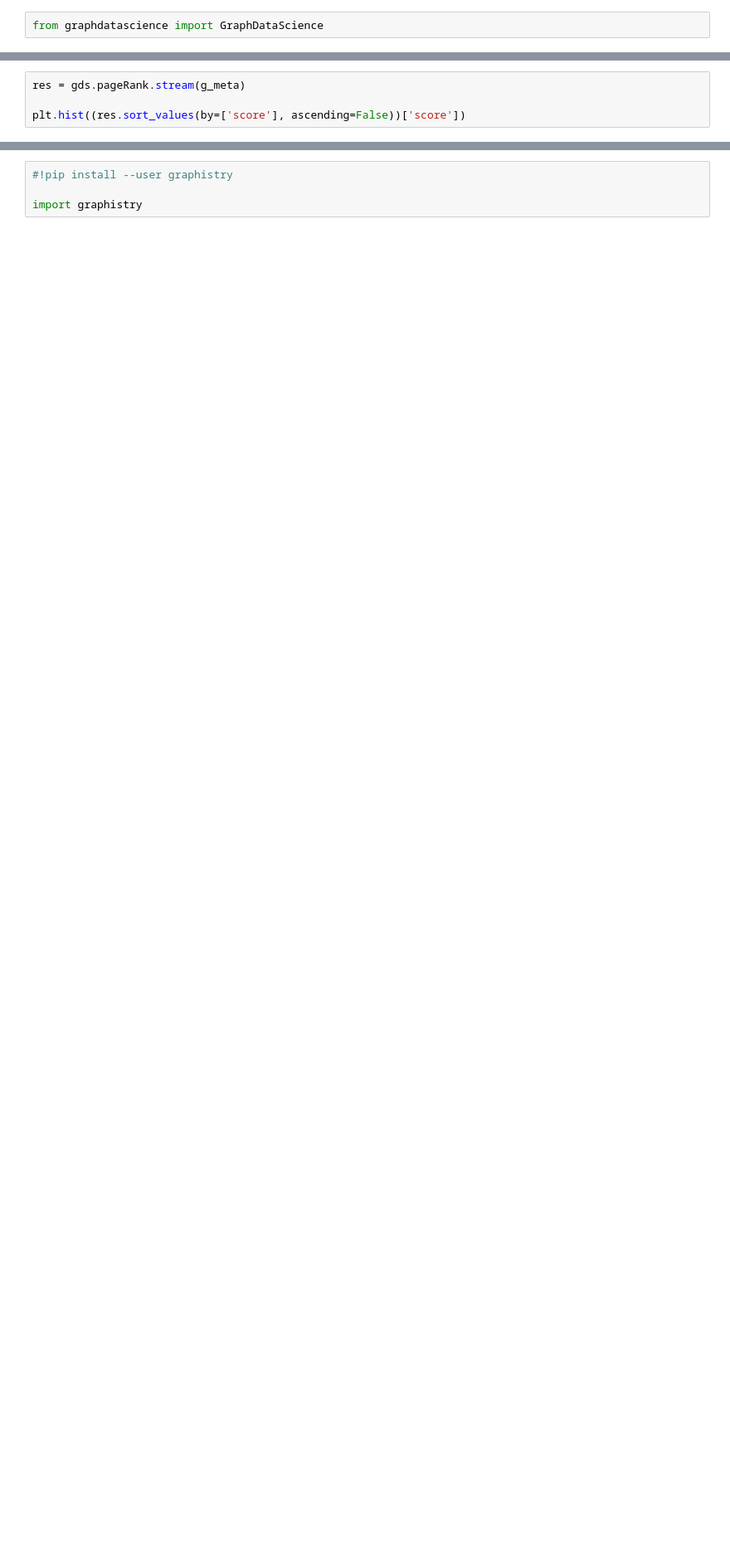
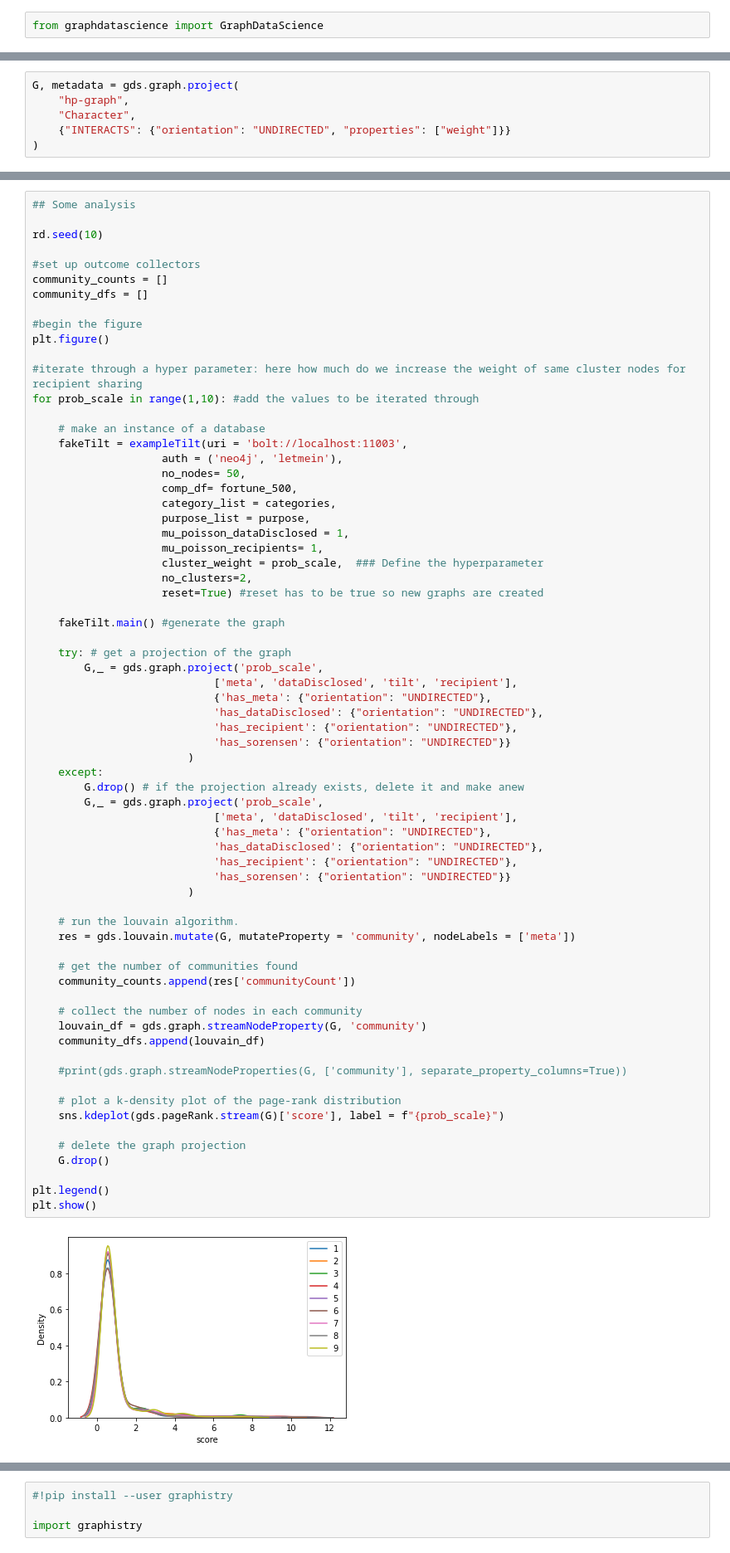
Before and after one commit to Transparency-Information-Language/tilt-graph-analyis, a Jupyter notebook: fake_data.ipynb, the cells around one changed output, grey strips where cells are left out. Shown: that part at 83% size. Drawn from its saved outputs; the diff is of its cells as text; blank space fills up the shorter version.

Commit message:
fixed visualising, added analysis

```diff
--- a/fake_data.ipynb
+++ b/fake_data.ipynb
@@ -245,4 +236,0 @@ g_meta = gds.graph.get("neo_meta_sorensen")
-# %%
-res = gds.pageRank.stream(g_meta)
-
-plt.hist((res.sort_values(by=['score'], ascending=False))['score'])
@@ -255,0 +237,6 @@ plt.hist((res.sort_values(by=['score'], ascending=False))['score'])
+# %%
+G, metadata = gds.graph.project(
+    "hp-graph",
+    "Character",
+    {"INTERACTS": {"orientation": "UNDIRECTED", "properties": ["weight"]}}
+)
@@ -255,0 +245,70 @@ plt.hist((res.sort_values(by=['score'], ascending=False))['score'])
+# %%
+## Some analysis
+
+rd.seed(10)
+
+#set up outcome collectors
+community_counts = []
+community_dfs = []
+
+#begin the figure
+plt.figure()
+
+#iterate through a hyper parameter: here how much do we increase the weight of same cluster nodes for recipient sharing
+for prob_scale in range(1,10): #add the values to be iterated through
+
+    # make an instance of a database
+    fakeTilt = exampleTilt(uri = 'bolt://localhost:11003',
+                    auth = ('neo4j', 'letmein'),
+                    no_nodes= 50,
+                    comp_df= fortune_500,
+                    category_list = categories,
+                    purpose_list = purpose,
+                    mu_poisson_dataDisclosed = 1,
+                    mu_poisson_recipients= 1,
+                    cluster_weight = prob_scale,  ### Define the hyperparameter
+                    no_clusters=2,
+                    reset=True) #reset has to be true so new graphs are created
+
+    fakeTilt.main() #generate the graph
+
+    try: # get a projection of the graph
+        G,_ = gds.graph.project('prob_scale',
+                            ['meta', 'dataDisclosed', 'tilt', 'recipient'],
+                            {'has_meta': {"orientation": "UNDIRECTED"},
+                            'has_dataDisclosed': {"orientation": "UNDIRECTED"},
+                            'has_recipient': {"orientation": "UNDIRECTED"},
+                            'has_sorensen': {"orientation": "UNDIRECTED"}}
+                        )
+    except:
+        G.drop() # if the projection already exists, delete it and make anew
+        G,_ = gds.graph.project('prob_scale',
+                            ['meta', 'dataDisclosed', 'tilt', 'recipient'],
+                            {'has_meta': {"orientation": "UNDIRECTED"},
+                            'has_dataDisclosed': {"orientation": "UNDIRECTED"},
+                            'has_recipient': {"orientation": "UNDIRECTED"},
+                            'has_sorensen': {"orientation": "UNDIRECTED"}}
+                        )
+
+    # run the louvain algorithm.
+    res = gds.louvain.mutate(G, mutateProperty = 'community', nodeLabels = ['meta'])
+
+    # get the number of communities found
+    community_counts.append(res['communityCount'])
+
+    # collect the number of nodes in each community
+    louvain_df = gds.graph.streamNodeProperty(G, 'community')
+    community_dfs.append(louvain_df)
+
+    #print(gds.graph.streamNodeProperties(G, ['community'], separate_property_columns=True))
+
+    # plot a k-density plot of the page-rank distribution
+    sns.kdeplot(gds.pageRank.stream(G)['score'], label = f"{prob_scale}")
+
+    # delete the graph projection
+    G.drop()
+
+plt.legend()
+plt.show()
+# %% [output]
+[figure, added]
```
Also changed, not shown: parts of 11 cells of this notebook, 1 other file.
